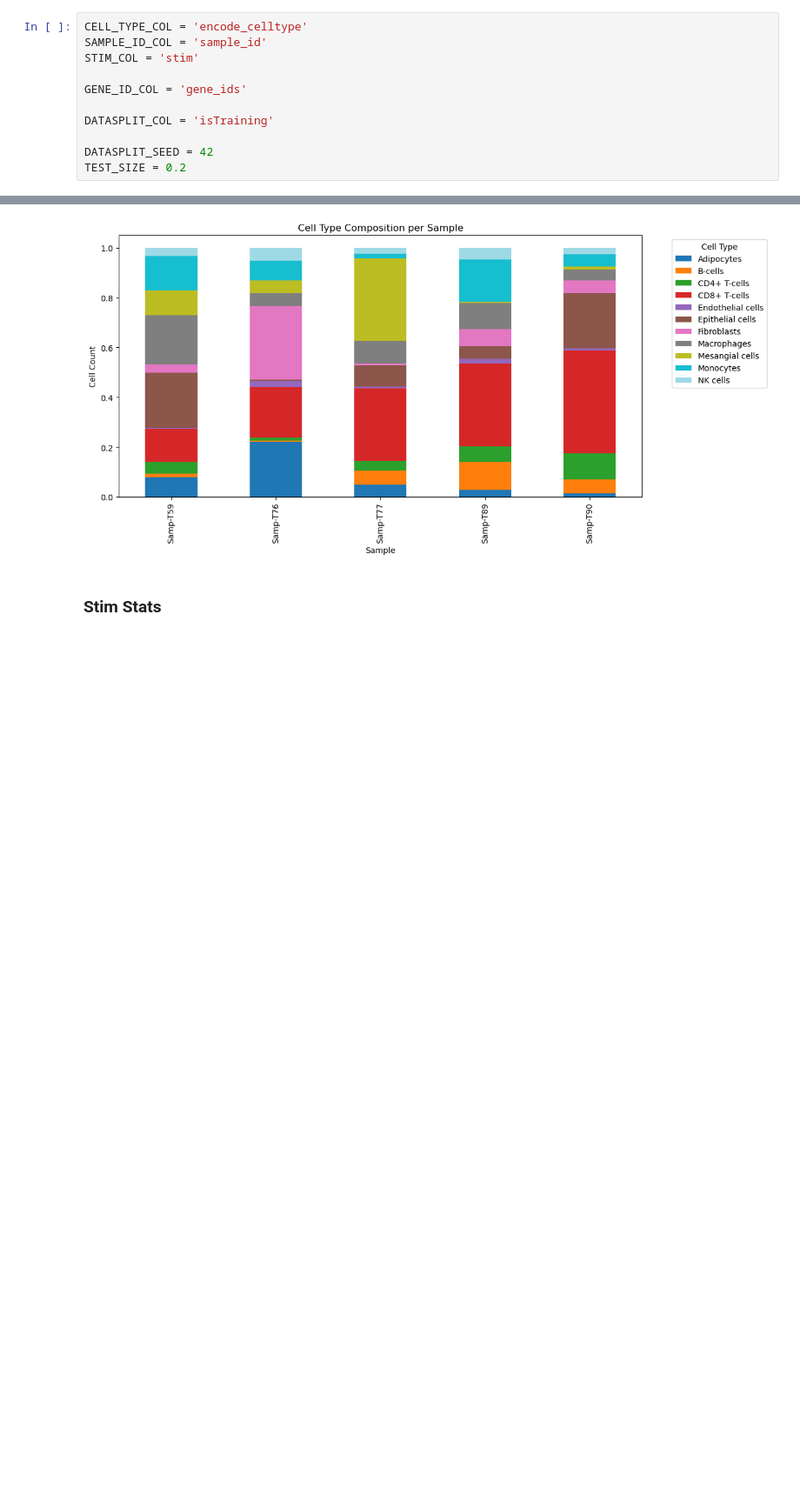
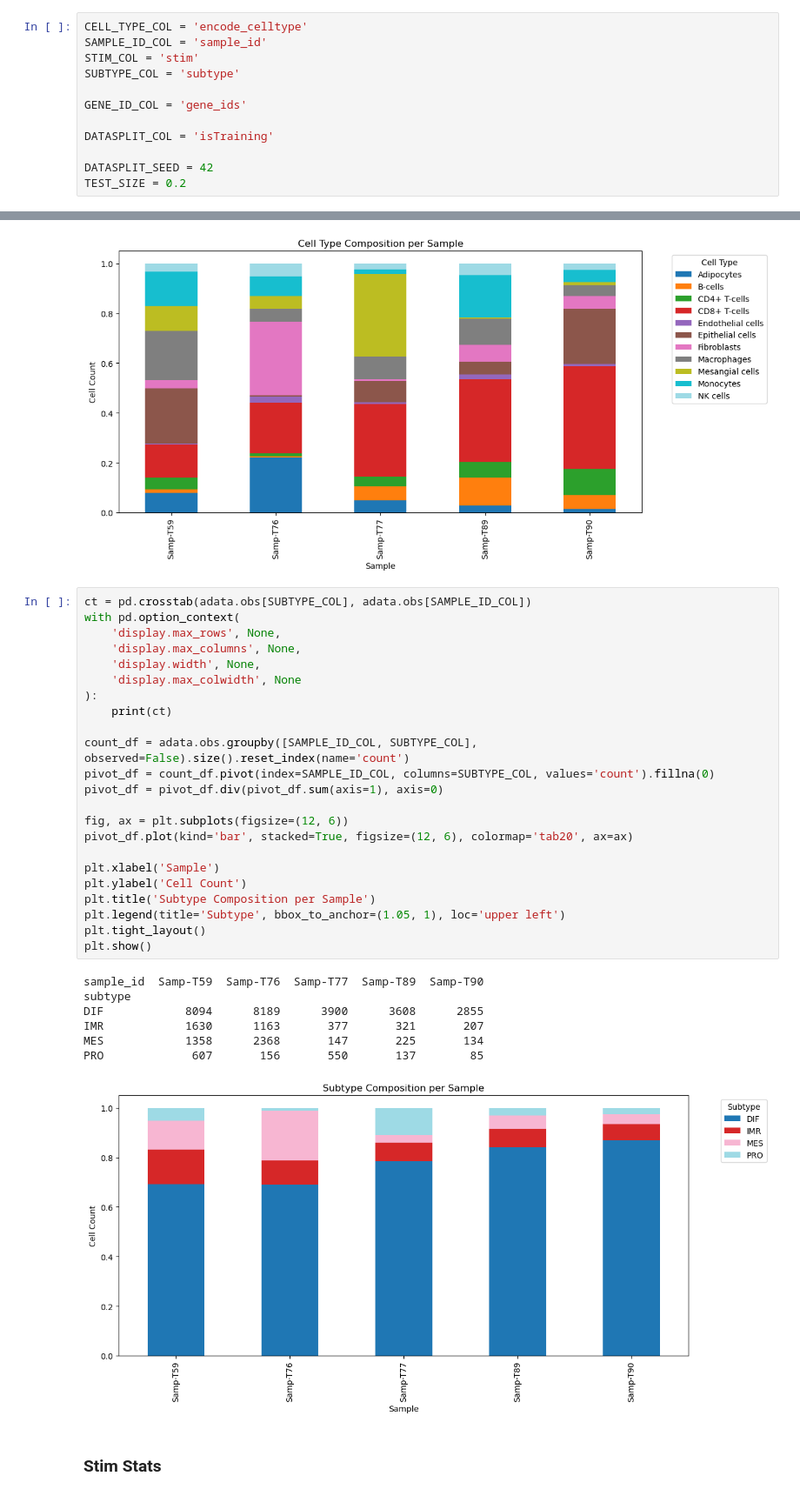
Before and after one commit to NDavidsonLab/BuDDI_HGSC_schildkraut_analysis, a Jupyter notebook: 1.data_preprocessing/1.1.make_pseudobulks.ipynb, the cells around one changed output, grey strips where cells are left out. Shown: that part at 87% size. Saved outputs shown, nothing was run; the diff lists cells and outputs as text; blank space fills up the shorter version.

Commit message:
Added plot for cell count vs subtype composition for the single cell datasets

```diff
--- a/1.data_preprocessing/1.1.make_pseudobulks.ipynb
+++ b/1.data_preprocessing/1.1.make_pseudobulks.ipynb
@@ -35,6 +35,7 @@ from scipy.stats import median_abs_deviation
 CELL_TYPE_COL = 'encode_celltype'
 SAMPLE_ID_COL = 'sample_id'
 STIM_COL = 'stim'
+SUBTYPE_COL = 'subtype'
 
 GENE_ID_COL = 'gene_ids'
 
@@ -158,6 +159,37 @@ Mesangial cells        1175       606      1651        13        43
 Monocytes              1606       929        88       729       155
 NK cells                378       618       120       205        88
 [figure]
+# %%
+ct = pd.crosstab(adata.obs[SUBTYPE_COL], adata.obs[SAMPLE_ID_COL])
+with pd.option_context(
+    'display.max_rows', None,
+    'display.max_columns', None,
+    'display.width', None,
+    'display.max_colwidth', None
+):
+    print(ct)
+
+count_df = adata.obs.groupby([SAMPLE_ID_COL, SUBTYPE_COL], observed=False).size().reset_index(name='count')
+pivot_df = count_df.pivot(index=SAMPLE_ID_COL, columns=SUBTYPE_COL, values='count').fillna(0)
+pivot_df = pivot_df.div(pivot_df.sum(axis=1), axis=0)
+
+fig, ax = plt.subplots(figsize=(12, 6))
+pivot_df.plot(kind='bar', stacked=True, figsize=(12, 6), colormap='tab20', ax=ax)
+
+plt.xlabel('Sample')
+plt.ylabel('Cell Count')
+plt.title('Subtype Composition per Sample')
+plt.legend(title='Subtype', bbox_to_anchor=(1.05, 1), loc='upper left')
+plt.tight_layout()
+plt.show()
+# %% [output]
+sample_id  Samp-T59  Samp-T76  Samp-T77  Samp-T89  Samp-T90
+subtype
+DIF            8094      8189      3900      3608      2855
+IMR            1630      1163       377       321       207
+MES            1358      2368       147       225       134
+PRO             607       156       550       137        85
+[figure, added]
 # %% [markdown]
 ### Stim Stats
 # %%
```
Also changed, not shown: parts of 1 cell of this notebook.
